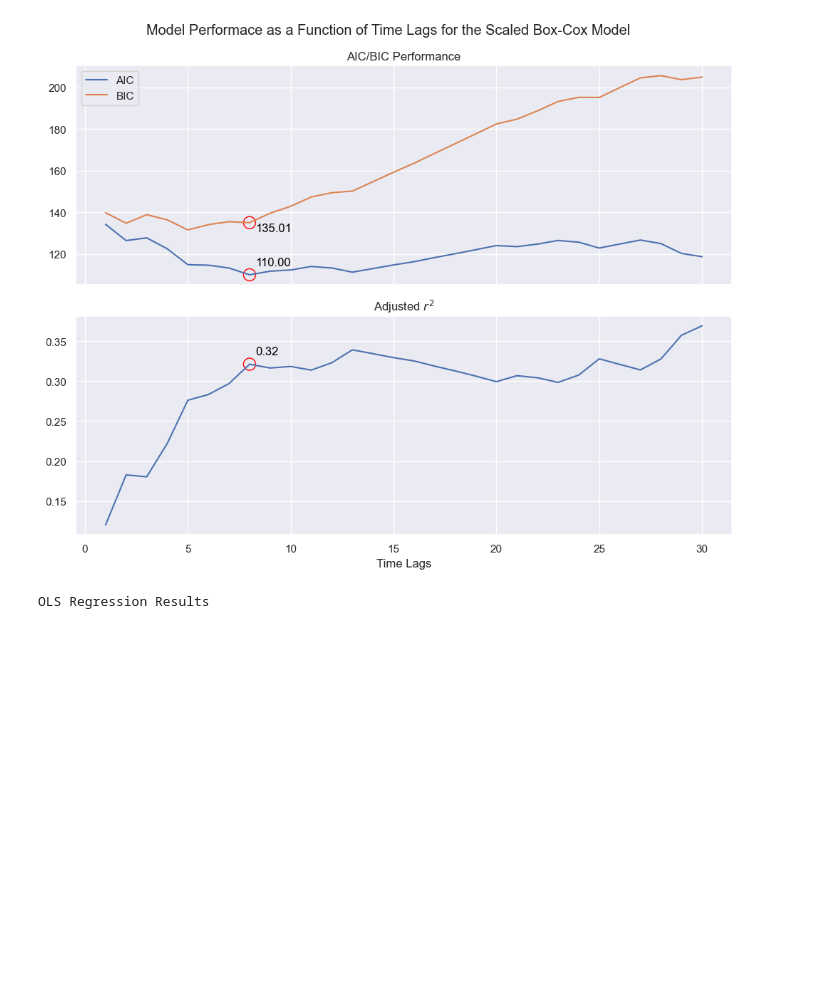
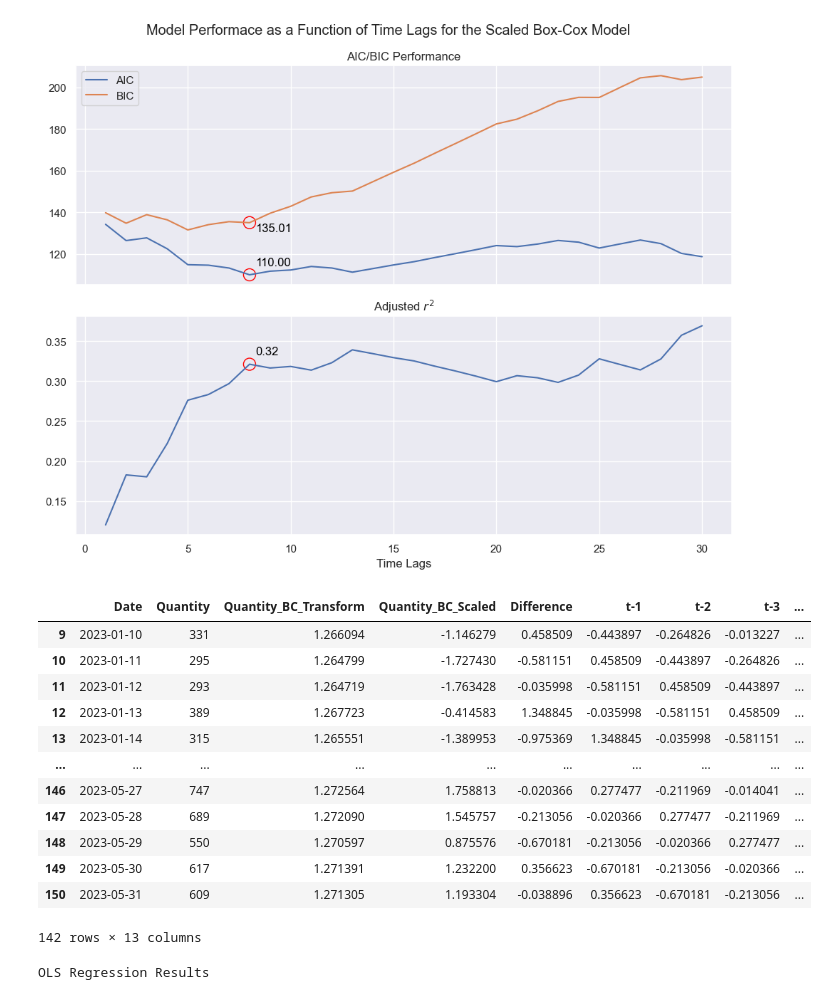
Before and after one commit to Murphysics1/masters_capstone, a Jupyter notebook: Coffee_MLR_Model.ipynb, the cells around one changed output. Saved outputs shown, nothing was run; the diff lists cells and outputs as text; code cells hidden in the pictures; blank space fills up the shorter version.

```diff
--- a/Coffee_MLR_Model.ipynb
+++ b/Coffee_MLR_Model.ipynb
@@ -112,6 +112,22 @@ plt.savefig("Images/Model_performance_by_lags.png")
 plt.show()
 # %% [output]
 [figure]
+# %%
+model_df
+# %% [output]
+|  | Date | Quantity | Quantity_BC_Transform | Quantity_BC_Scaled | Difference | t-1 | t-2 | t-3 | ... |
+| 9 | 2023-01-10 | 331 | 1.266094 | -1.146279 | 0.458509 | -0.443897 | -0.264826 | -0.013227 | ... |
+| 10 | 2023-01-11 | 295 | 1.264799 | -1.727430 | -0.581151 | 0.458509 | -0.443897 | -0.264826 | ... |
+| 11 | 2023-01-12 | 293 | 1.264719 | -1.763428 | -0.035998 | -0.581151 | 0.458509 | -0.443897 | ... |
+| 12 | 2023-01-13 | 389 | 1.267723 | -0.414583 | 1.348845 | -0.035998 | -0.581151 | 0.458509 | ... |
+| 13 | 2023-01-14 | 315 | 1.265551 | -1.389953 | -0.975369 | 1.348845 | -0.035998 | -0.581151 | ... |
+| ... | ... | ... | ... | ... | ... | ... | ... | ... | ... |
+| 146 | 2023-05-27 | 747 | 1.272564 | 1.758813 | -0.020366 | 0.277477 | -0.211969 | -0.014041 | ... |
+| 147 | 2023-05-28 | 689 | 1.272090 | 1.545757 | -0.213056 | -0.020366 | 0.277477 | -0.211969 | ... |
+| 148 | 2023-05-29 | 550 | 1.270597 | 0.875576 | -0.670181 | -0.213056 | -0.020366 | 0.277477 | ... |
+| 149 | 2023-05-30 | 617 | 1.271391 | 1.232200 | 0.356623 | -0.670181 | -0.213056 | -0.020366 | ... |
+| 150 | 2023-05-31 | 609 | 1.271305 | 1.193304 | -0.038896 | 0.356623 | -0.670181 | -0.213056 | ... |
+142 rows × 13 columns
 # %%
 idx = 8
 
```
Also changed, not shown: parts of 16 cells of this notebook, 1 other file.
